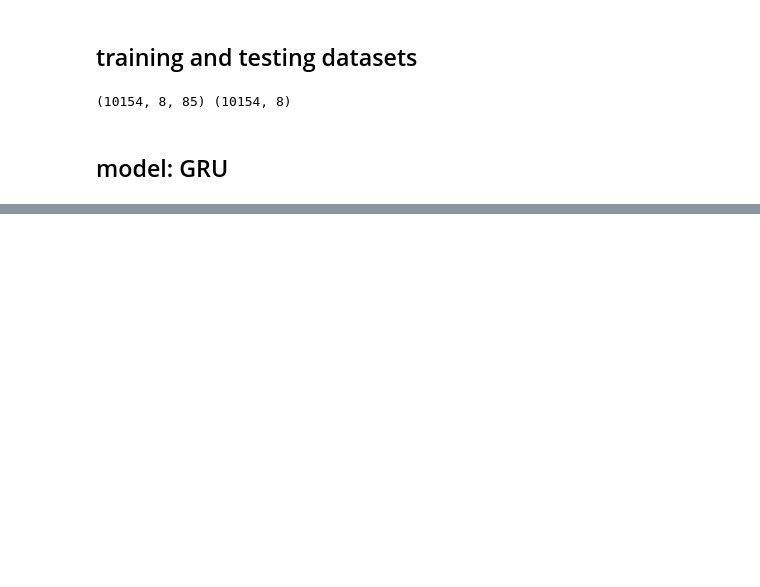
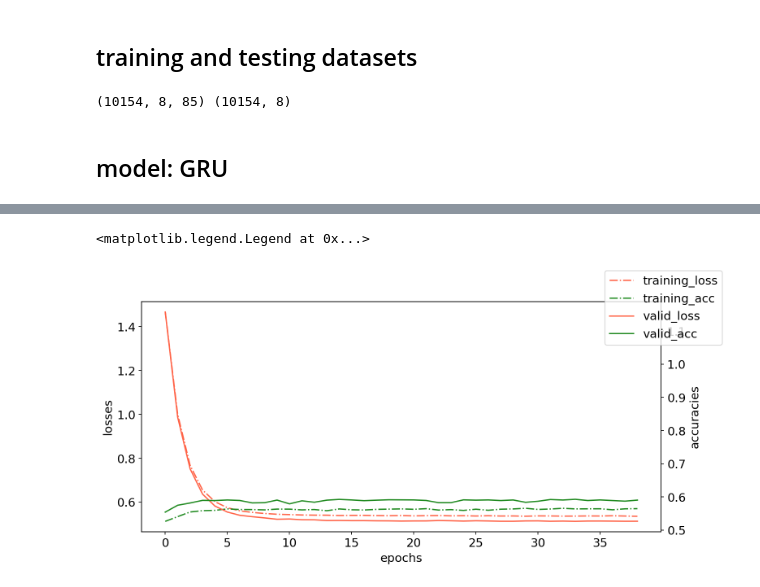
Before and after one commit to govinda-umd/explainable-ai, a Jupyter notebook: _sources/nb/may22/00-idea1_model.ipynb, the cells around one changed output, grey strips where cells are left out. Saved outputs shown, nothing was run; the diff lists cells and outputs as text; code cells hidden in the pictures; blank space fills up the shorter version.

```diff
--- a/_sources/nb/may22/00-idea1_model.ipynb
+++ b/_sources/nb/may22/00-idea1_model.ipynb
@@ -263,0 +281,21 @@ INFO:tensorflow:Assets written to: /home/govindas/explainable-ai/results/emoprox
+# %%
+fig, ax = plt.subplots(
+    nrows=1, ncols=1,
+    figsize=(11,5),
+    dpi=150
+)
+
+ax.plot(history['loss'], color='tomato', linestyle='-.', label='training_loss')
+ax.plot(history['sparse_categorical_accuracy'], color='forestgreen', linestyle='-.', label='training_acc')
+ax.set_ylabel(f"losses")
+ax.set_xlabel(f"epochs")
+
+ay = ax.twinx()
+ay.plot(history['val_loss'], color='tomato', label='valid_loss')
+ay.plot(history['val_sparse_categorical_accuracy'], color='forestgreen', label='valid_acc')
+ay.set_ylabel(f"accuracies")
+
+fig.legend()
+# %% [output]
+<matplotlib.legend.Legend at 0x...>
+[figure, added]
```
Also changed, not shown: parts of 3 cells of this notebook, 14 other files.
